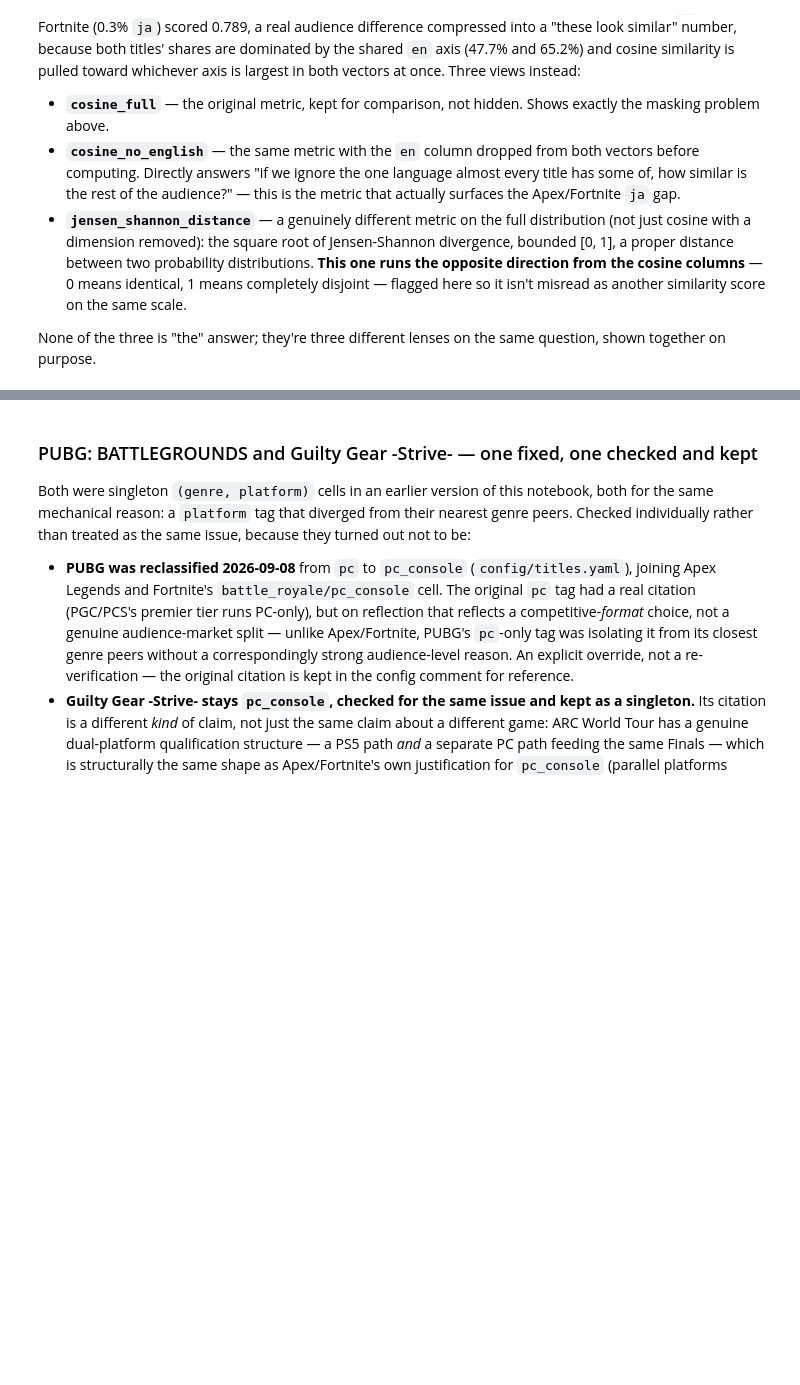
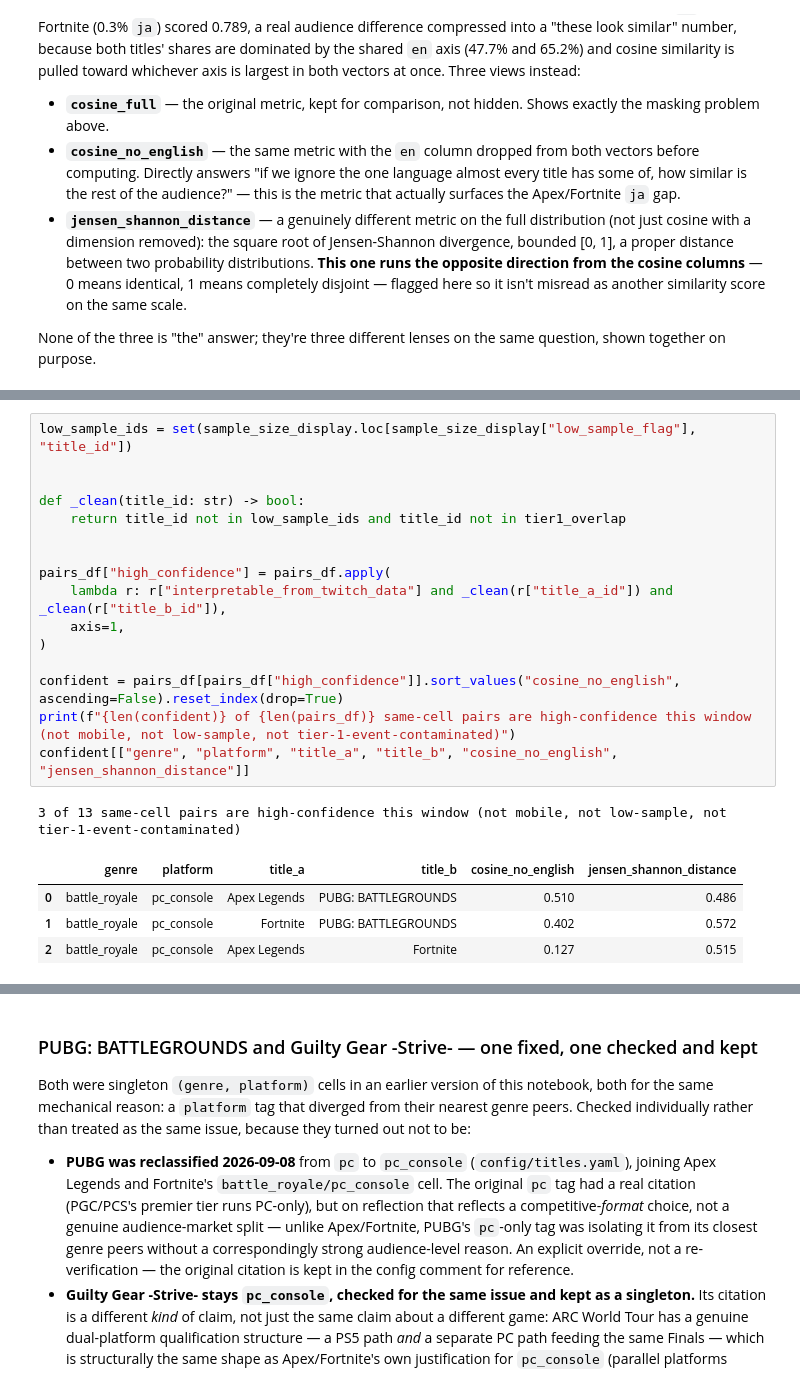
Before and after one commit to JacobH1994/fandomdatapuller, a Jupyter notebook: notebooks/niche_membership.ipynb, the cells around one changed output, grey strips where cells are left out. Cells and saved outputs as stored; diff of their text form; blank space fills up the shorter version.

```diff
--- a/notebooks/niche_membership.ipynb
+++ b/notebooks/niche_membership.ipynb
@@ -521,0 +595,22 @@ pairs_df
+# %%
+low_sample_ids = set(sample_size_display.loc[sample_size_display["low_sample_flag"], "title_id"])
+
+
+def _clean(title_id: str) -> bool:
+    return title_id not in low_sample_ids and title_id not in tier1_overlap
+
+
+pairs_df["high_confidence"] = pairs_df.apply(
+    lambda r: r["interpretable_from_twitch_data"] and _clean(r["title_a_id"]) and _clean(r["title_b_id"]),
+    axis=1,
+)
+
+confident = pairs_df[pairs_df["high_confidence"]].sort_values("cosine_no_english", ascending=False).reset_index(drop=True)
+print(f"{len(confident)} of {len(pairs_df)} same-cell pairs are high-confidence this window (not mobile, not low-sample, not tier-1-event-contaminated)")
+confident[["genre", "platform", "title_a", "title_b", "cosine_no_english", "jensen_shannon_distance"]]
+# %% [output]
+3 of 13 same-cell pairs are high-confidence this window (not mobile, not low-sample, not tier-1-event-contaminated)
+|  | genre | platform | title_a | title_b | cosine_no_english | jensen_shannon_distance |
+| 0 | battle_royale | pc_console | Apex Legends | PUBG: BATTLEGROUNDS | 0.510 | 0.486 |
+| 1 | battle_royale | pc_console | Fortnite | PUBG: BATTLEGROUNDS | 0.402 | 0.572 |
+| 2 | battle_royale | pc_console | Apex Legends | Fortnite | 0.127 | 0.515 |
```
Also changed, not shown: parts of 9 cells of this notebook, 1 other file.
